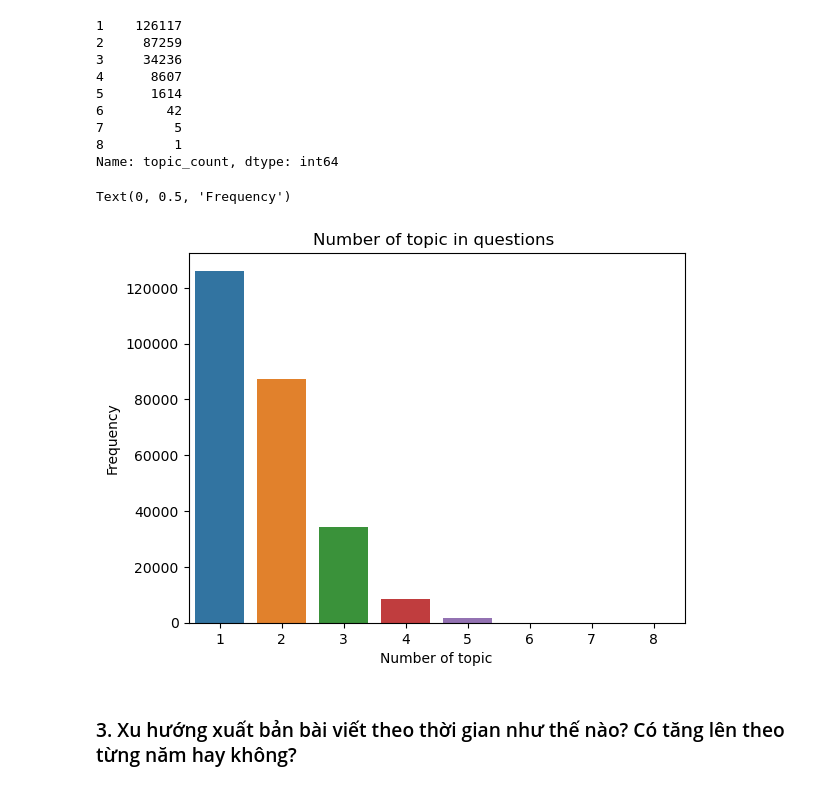
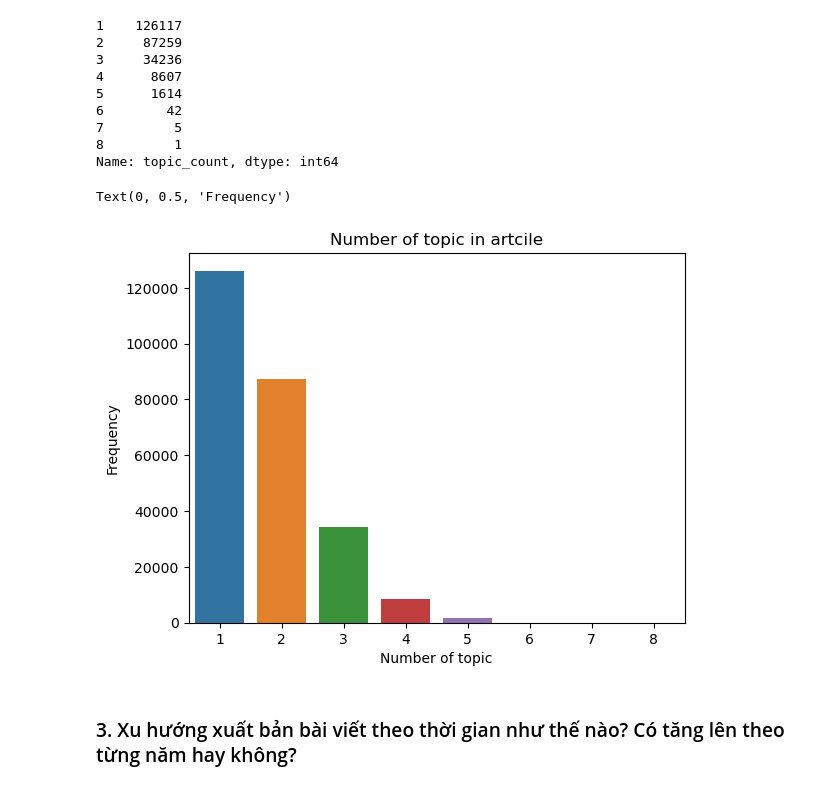
Before and after one commit to LeHongTien/Final_Project_NMKHDL, a Jupyter notebook: Exploring.ipynb, the cells around one changed output. Saved outputs shown, nothing was run; the diff lists cells and outputs as text; code cells hidden in the pictures.

```diff
--- a/Exploring.ipynb
+++ b/Exploring.ipynb
@@ -444,12 +431,12 @@ raw_df["topic_count"].value_counts()
 Name: topic_count, dtype: int64
 # %%
 sns.countplot(raw_df["topic_count"])
-plt.title("Number of topic in questions ")
+plt.title("Number of topic in artcile")
 plt.xlabel("Number of topic")
 plt.ylabel("Frequency")
 # %% [output]
 Text(0, 0.5, 'Frequency')
-[figure, old version]
+[figure, new version]
 # %% [markdown]
 ### 3. Xu hướng xuất bản bài viết theo thời gian như thế nào? Có tăng lên theo từng năm hay không?
 # %%
```
Also changed, not shown: parts of 2 cells of this notebook.
